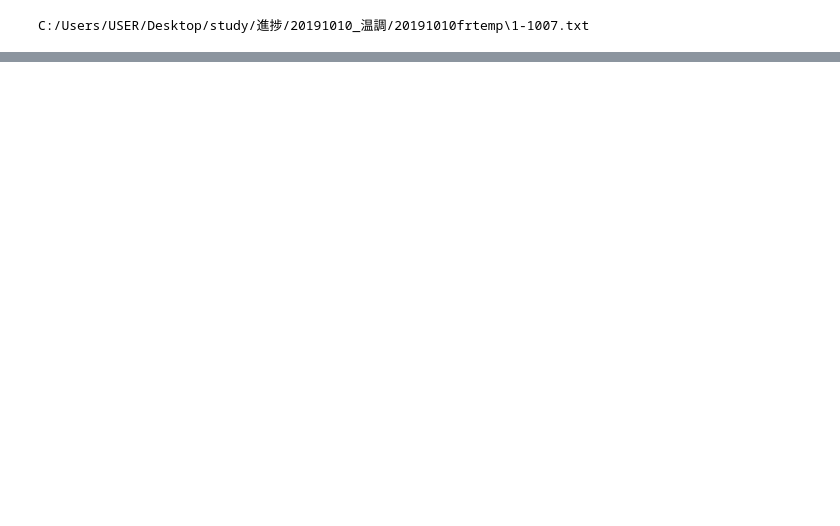
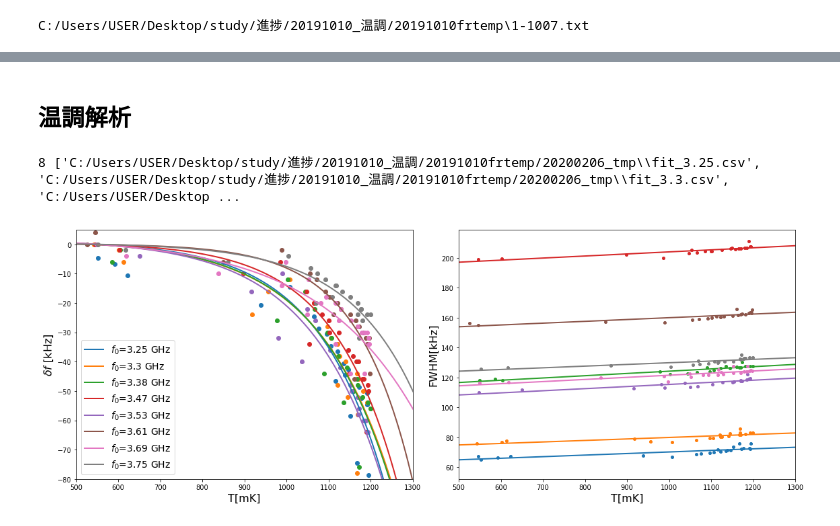
Before and after one commit to T-Ando6630/naruse-lab, a Jupyter notebook: Teffect.ipynb, the cells around one changed output, grey strips where cells are left out. Cells and saved outputs as stored; diff of their text form; code cells hidden in the pictures; blank space fills up the shorter version.

```diff
--- a/Teffect.ipynb
+++ b/Teffect.ipynb
@@ -139,2 +102,68 @@ freqs[0].result
 # %%
 os.chdir(InitialDir)
+# %% [markdown]
+## 温調解析
+# %%
+root = tkinter.Tk()
+root.withdraw()
+fld = filedialog.askdirectory(title='import fitCSV')
+dlist = glob.glob(os.path.join(fld,'fit_'+'*.csv'))
+print(len(dlist),dlist)
+# %% [output]
+8 ['C:/Users/USER/Desktop/study/進捗/20191010_温調/20191010frtemp/20200206_tmp\\fit_3.25.csv', 'C:/Users/USER/Desktop/study/進捗/20191010_温調/20191010frtemp/20200206_tmp\\fit_3.3.csv', 'C:/Users/USER/Desktop ...
+# %%
+item = []
+for path in dlist:
+    df0 = pd.read_csv(path,engine='python',header=0)
+    item.append(df0)
+# %%
+import scipy.optimize
+
+t = np.arange(1,1501)
+f = []
+p0 = []
+p1 = []
+
+fig, ax = plt.subplots(1,2,figsize=(16,6))
+for df in item :
+    fr = df['fr[GHz]'].iloc[0]
+    f.append(fr)
+    mask = df['Qi'] < 400000
+    df = df[mask]
+    mask1 = df['T[mK]']>500
+    mask2 = df['T[mK]']<1200
+    mask = mask1&mask2
+    x0 = df.loc[mask,'T[mK]']
+    y0 = df.loc[mask,'delta[kHz]']
+    def temp(t,a,b):
+        return a * (1 - np.exp(b*(t/x0[0] - 1)))
+
+    init = np.array([0.1,1])
+    param0, pcov = scipy.optimize.curve_fit(temp,x0,y0,init,maxfev=1000)
+    fit0 = temp(t,param0[0],param0[1])
+    p0.append(param0)
+
+    line, = ax[0].plot(t,fit0,linewidth=2)
+    ax[0].scatter(x0, y0, color=line.get_color(),marker='o')
+    x1 = df.loc[mask,'T[mK]']
+    y1 = df.loc[mask,'FWHM[kHz]']
+    ax[1].plot(x1,y1,color=line.get_color(),marker='.',markersize=8,linestyle='None')
+    param1 = np.polyfit(x1,y1,1)
+    fit1 = np.poly1d(param1)(t)
+    ax[1].plot(t,fit1,linewidth=2)
+    p1.append(param1)
+f = np.array(f)
+f = f.round(2)
+ax[0].set_xlim(500,1300)
+ax[0].set_ylim(-80,5)
+ax[0].set_xlabel('T[mK]',fontsize=16)
+ax[0].set_ylabel('$\delta f$ [kHz]',fontsize=16)
+ax[0].legend(list(map(lambda f:'$f\it_{0}$='+str(f)+' GHz',f)),fontsize=14)
+ax[1].set_xlim(500,1300)
+ax[1].set_xlabel('T[mK]',fontsize=16)
+ax[1].set_ylabel('FWHM[kHz]',fontsize=16)
+fig.tight_layout()
+plt.savefig('t-deltaF&FWHM.png')
+plt.show()
+# %% [output]
+[figure, added]
```
Also changed, not shown: parts of 28 cells of this notebook.
